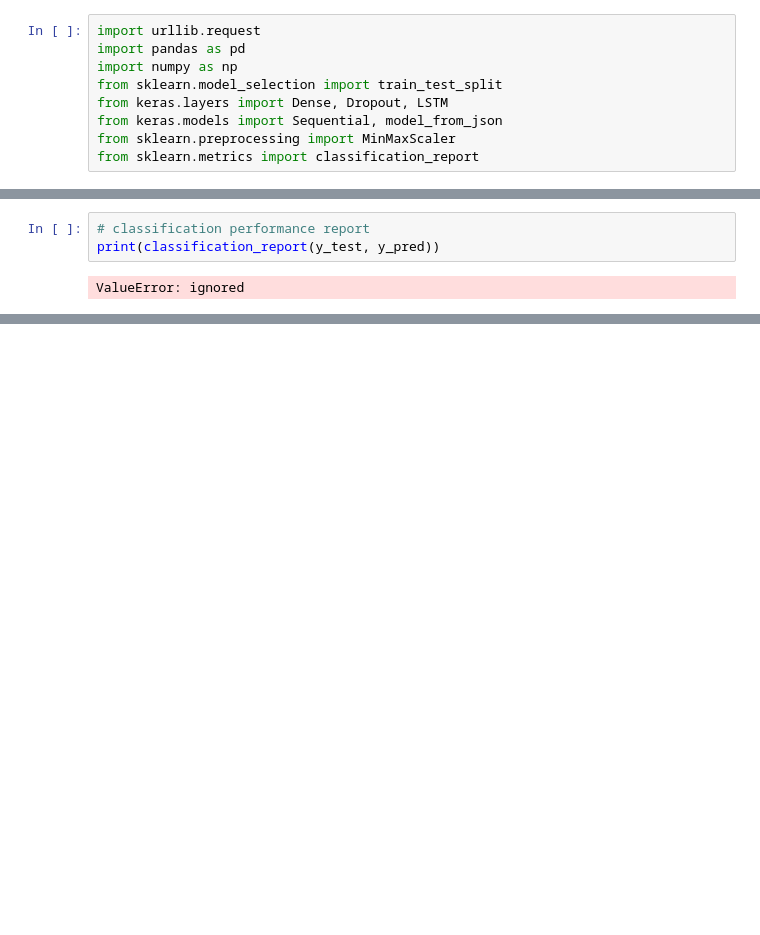
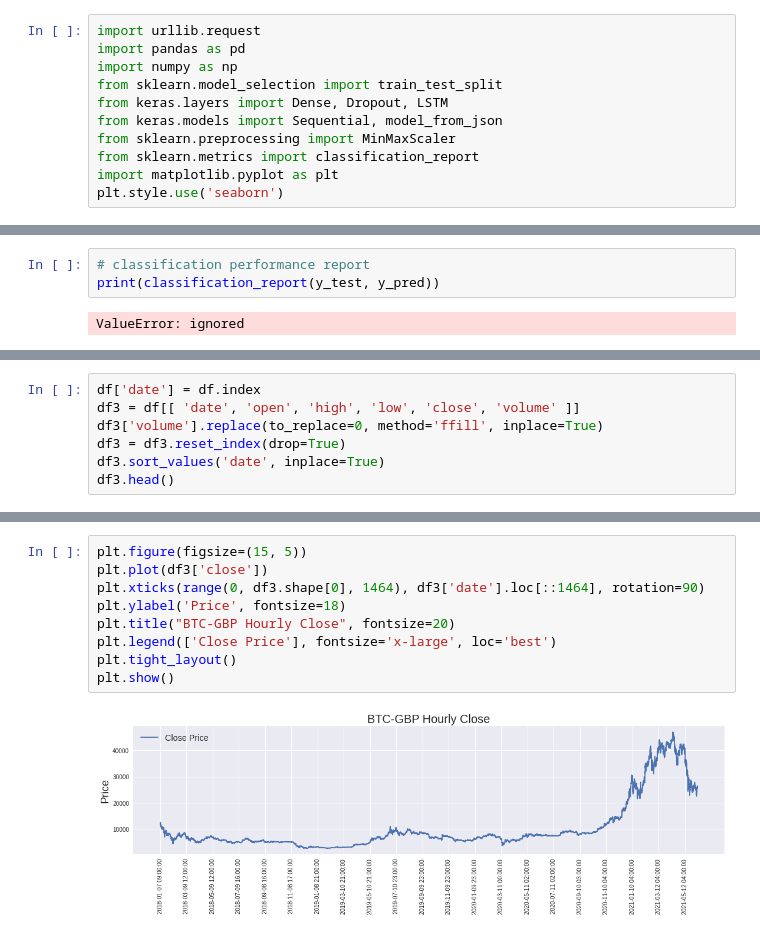
Before and after one commit to whittlem/colabnotebooks, a Jupyter notebook: LearningTradingAI.ipynb, the cells around one changed output, grey strips where cells are left out. Cells and saved outputs as stored; diff of their text form; blank space fills up the shorter version.

```diff
--- a/LearningTradingAI.ipynb
+++ b/LearningTradingAI.ipynb
@@ -11,3 +11,5 @@ from keras.layers import Dense, Dropout, LSTM
 from keras.models import Sequential, model_from_json
 from sklearn.preprocessing import MinMaxScaler
 from sklearn.metrics import classification_report
+import matplotlib.pyplot as plt
+plt.style.use('seaborn')
@@ -272,0 +297,7 @@ ValueError: ignored
+# %%
+df['date'] = df.index
+df3 = df[[ 'date', 'open', 'high', 'low', 'close', 'volume' ]]
+df3['volume'].replace(to_replace=0, method='ffill', inplace=True)
+df3 = df3.reset_index(drop=True)
+df3.sort_values('date', inplace=True)
+df3.head()
@@ -272,0 +311,11 @@ ValueError: ignored
+# %%
+plt.figure(figsize=(15, 5))
+plt.plot(df3['close'])
+plt.xticks(range(0, df3.shape[0], 1464), df3['date'].loc[::1464], rotation=90)
+plt.ylabel('Price', fontsize=18)
+plt.title("BTC-GBP Hourly Close", fontsize=20)
+plt.legend(['Close Price'], fontsize='x-large', loc='best')
+plt.tight_layout()
+plt.show()
+# %% [output]
+[figure, added]
```
Also changed, not shown: parts of 57 cells of this notebook, 5 other files.
